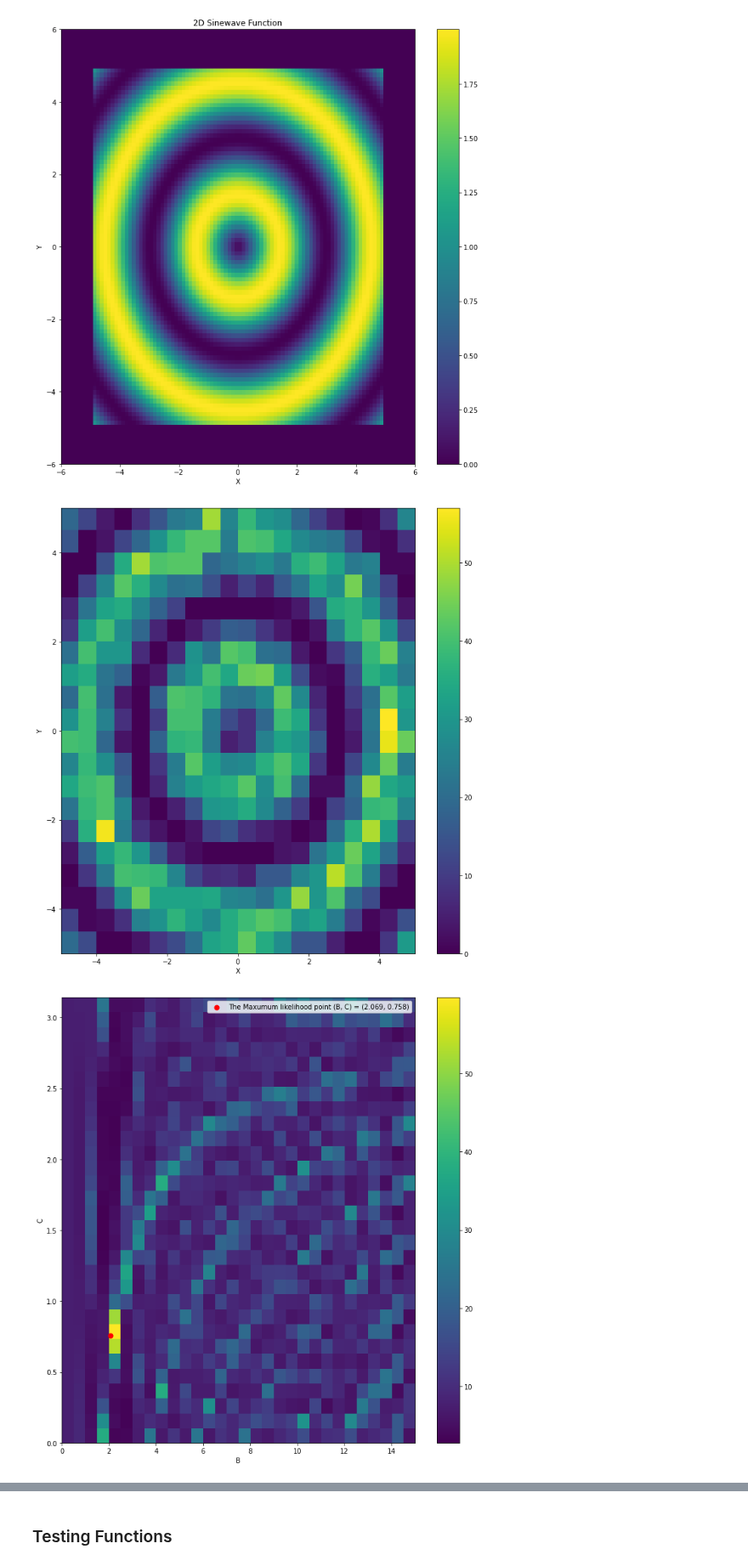
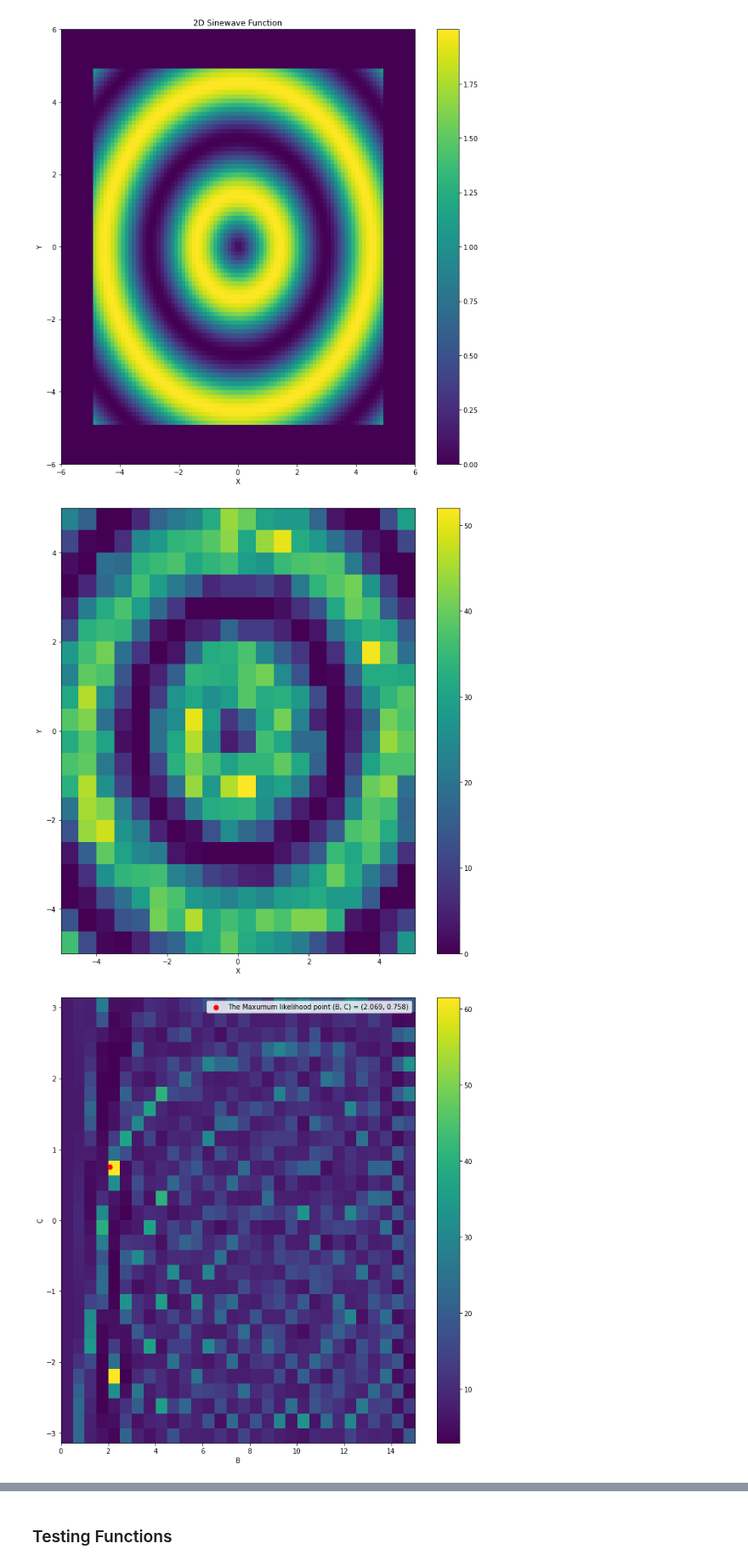
Before and after one commit to pjdunne/MResMCMC2023, a Jupyter notebook: Examples_Dian.ipynb, the cells around one changed output, grey strips where cells are left out. Shown at 85% size. Saved outputs shown, nothing was run; the diff lists cells and outputs as text; code cells hidden in the pictures.

Commit message:
I have Generalized the process to calculate the FakeData and the likelihood function

```diff
--- a/Examples_Dian.ipynb
+++ b/Examples_Dian.ipynb
@@ -9,7 +9,8 @@ from MCMC_DZ.MCMC.MetropolisHastingMCMC.MHMC import MHMC
 import MCMC_DZ.MCMC.MetropolisHastingMCMC.ProposalDistributions as PDs
 from MCMC_DZ.BayesianInference.Likelihood_functions import Sinewave
 # %%
-SF = Sinewave.Sinewave_function(1, 2, 0.65, [[-5, 5], [-5, 5]])
+Data_range = np.array([[-5, 5], [-5, 5]])
+SF = Sinewave.Sinewave_function([2,0.65], Data_range)
 Vts.Target_Distribution_Visualization(X_range=[-6, 6], Y_range=[-6, 6], Tar_Dis=SF.f, Func_name="2D Sinewave Function", alpha=1)
 # %% [output]
 [figure]
@@ -20,4 +21,4 @@ SFFD_P = Sts.FakeDataGen2D_Poisson(SF.f, [[-5, 5], [-5, 5]], 20, scaler=80)
 
 Vts.PlotHeatmap(SFFD_P.x ,SFFD_P.y, SFFD_P.FakeData.reshape(SFFD_P.x.shape), xlabel="X", ylabel="Y", zlabel="F(X,Y)")
 # %% [output]
-[figure, old version]
+[figure, new version]
@@ -26,16 +25,18 @@ SF_l =  Sinewave.Sinewave_likeli(SFFD_P, 1, Data_range)
+# %%
+SF_l = Sts.LikeliFuncGen(SFFD_P, SF)
 # %%
 Bs = np.linspace(0, 15, 30)
-Cs = np.linspace(0, np.pi, 30)
+Cs = np.linspace(-np.pi, np.pi, 30)
 Bs, Cs = np.meshgrid(Bs, Cs)
 
 Ls = []
 for params in zip(Bs.flatten(), Cs.flatten()):
     Ls.append(SF_l.l(params))
 
 Ls = np.asarray(Ls).reshape(Bs.shape)
 Vts.PlotHeatmap(Bs, Cs, Ls, xlabel="B", ylabel="C", zlabel="l(A, B)", Plot_Max=True)
 # %% [output]
-[figure, old version]
+[figure, new version]
 # %%
 steps = 100000
 Prop_G = PDs.GaussianProposalDistribution(sd=0.01, Dim=2)
```
Also changed, not shown: parts of 12 cells of this notebook, 2 other files.
